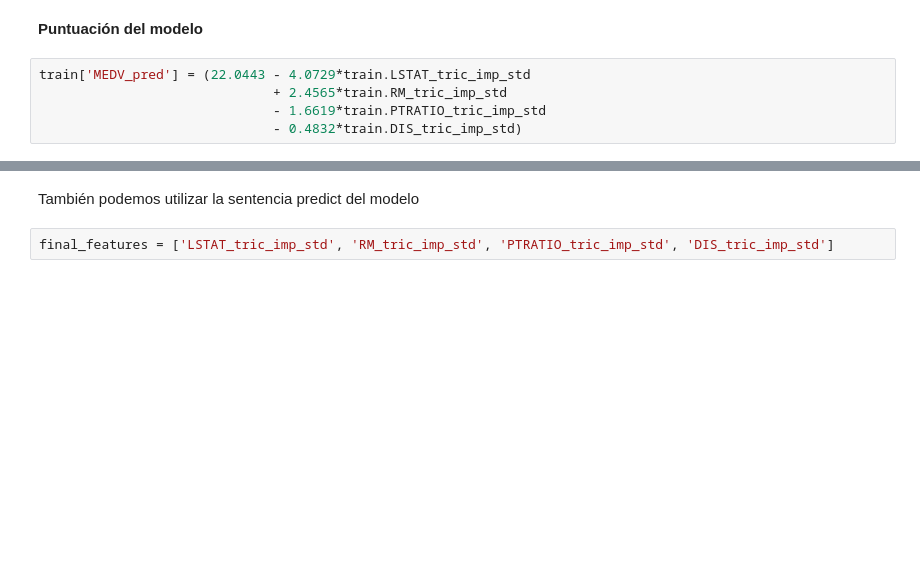
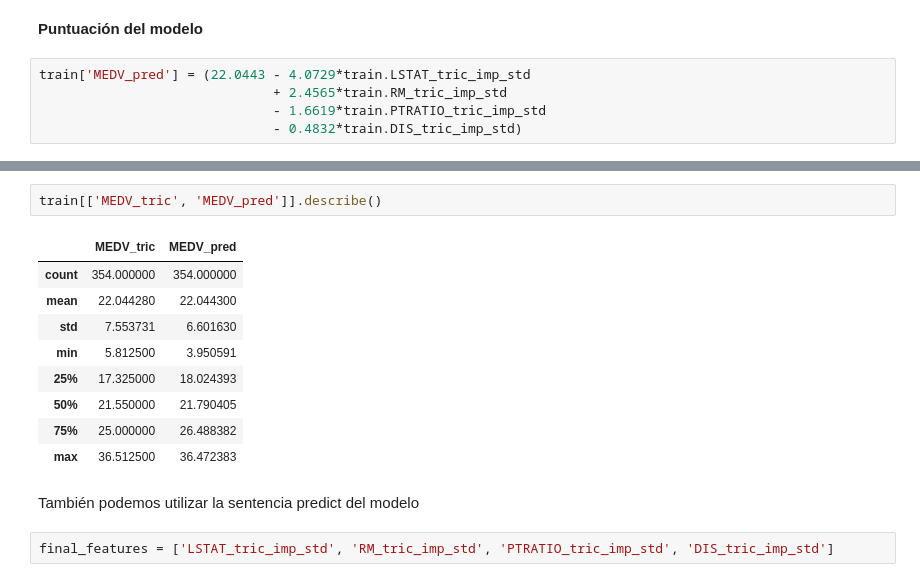
Before and after one commit to bran1233/curso-machine-learning, a Jupyter notebook: Python/Linear_regression/Lab_Boston_Housing_v2.ipynb, the cells around one changed output, grey strips where cells are left out. Cells and saved outputs as stored; diff of their text form; blank space fills up the shorter version.

```diff
--- a/Python/Linear_regression/Lab_Boston_Housing_v2.ipynb
+++ b/Python/Linear_regression/Lab_Boston_Housing_v2.ipynb
@@ -711,3 +864,15 @@ train[['MEDV_tric', 'MEDV_pred']].head()
+# %%
+train[['MEDV_tric', 'MEDV_pred']].describe()
+# %% [output]
+|  | MEDV_tric | MEDV_pred |
+| count | 354.000000 | 354.000000 |
+| mean | 22.044280 | 22.044300 |
+| std | 7.553731 | 6.601630 |
+| min | 5.812500 | 3.950591 |
+| 25% | 17.325000 | 18.024393 |
+| 50% | 21.550000 | 21.790405 |
+| 75% | 25.000000 | 26.488382 |
+| max | 36.512500 | 36.472383 |
 # %% [markdown]
 También podemos utilizar la sentencia predict del modelo
 # %%
```
Also changed, not shown: parts of 24 cells of this notebook.
